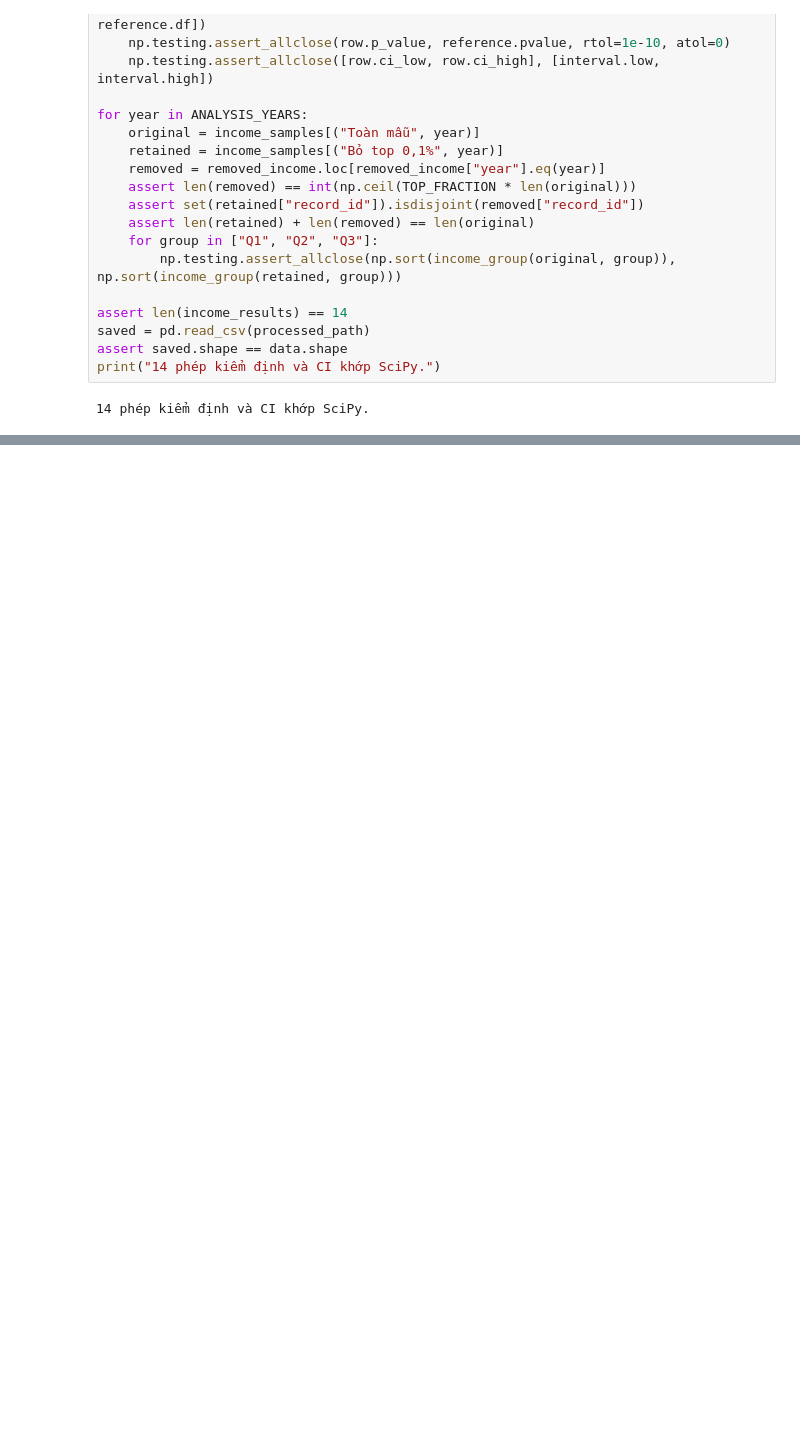
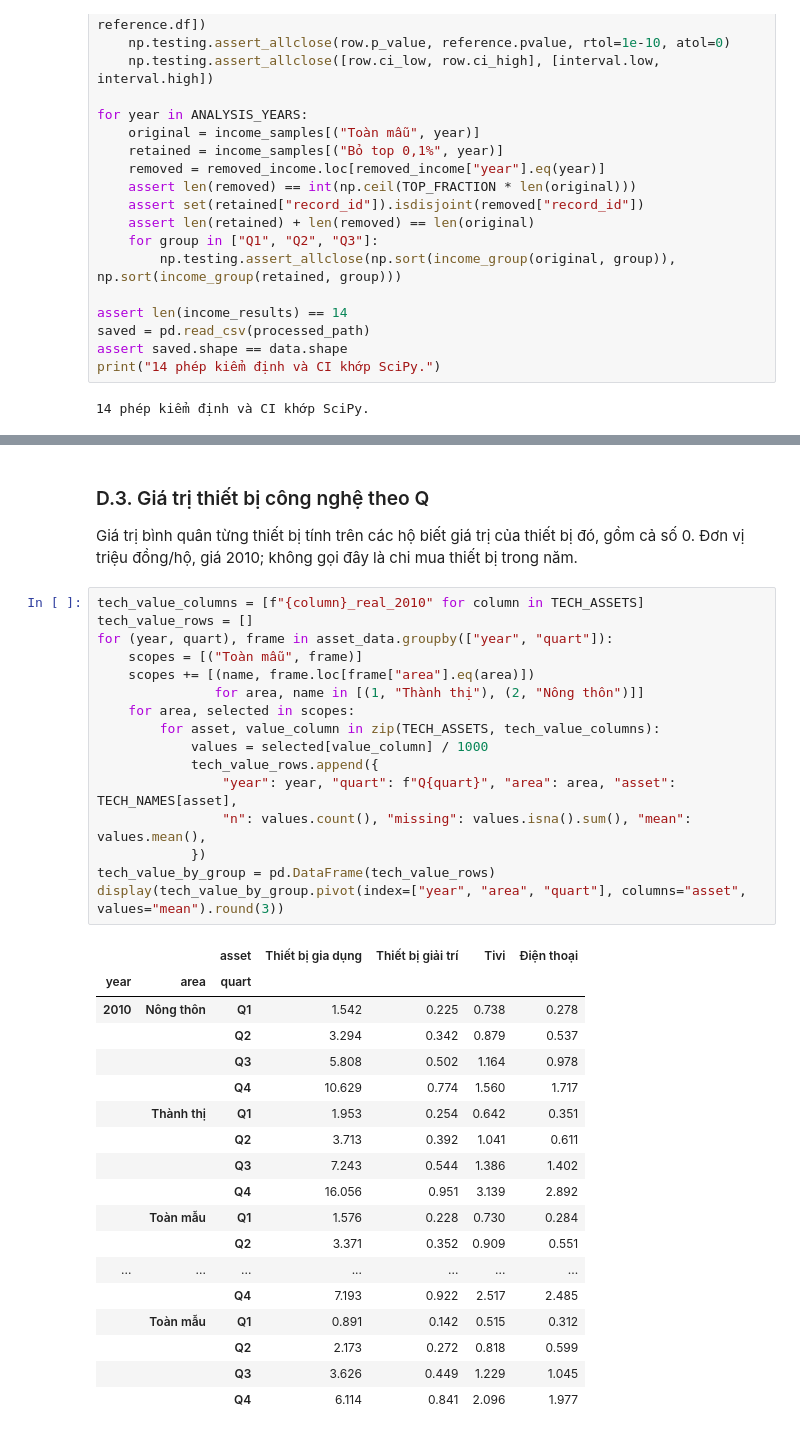
Before and after one commit to letranggaby-cloud/vhlss-project-thong-ke, a Jupyter notebook: vhlss_preprocess_va_thu_nhap.ipynb, the cells around one changed output, grey strips where cells are left out. Drawn from its saved outputs; the diff is of its cells as text; blank space fills up the shorter version.

```diff
--- a/vhlss_preprocess_va_thu_nhap.ipynb
+++ b/vhlss_preprocess_va_thu_nhap.ipynb
@@ -915,0 +1137,39 @@ print("14 phép kiểm định và CI khớp SciPy.")
+# %% [markdown]
+### D.3. Giá trị thiết bị công nghệ theo Q
+
+Giá trị bình quân từng thiết bị tính trên các hộ biết giá trị của thiết bị đó, gồm cả số 0. Đơn vị triệu đồng/hộ, giá 2010; không gọi đây là chi mua thiết bị trong năm.
+# %%
+tech_value_columns = [f"{column}_real_2010" for column in TECH_ASSETS]
+tech_value_rows = []
+for (year, quart), frame in asset_data.groupby(["year", "quart"]):
+    scopes = [("Toàn mẫu", frame)]
+    scopes += [(name, frame.loc[frame["area"].eq(area)])
+               for area, name in [(1, "Thành thị"), (2, "Nông thôn")]]
+    for area, selected in scopes:
+        for asset, value_column in zip(TECH_ASSETS, tech_value_columns):
+            values = selected[value_column] / 1000
+            tech_value_rows.append({
+                "year": year, "quart": f"Q{quart}", "area": area, "asset": TECH_NAMES[asset],
+                "n": values.count(), "missing": values.isna().sum(), "mean": values.mean(),
+            })
+tech_value_by_group = pd.DataFrame(tech_value_rows)
+display(tech_value_by_group.pivot(index=["year", "area", "quart"], columns="asset", values="mean").round(3))
+# %% [output]
+|  |  | asset | Thiết bị gia dụng | Thiết bị giải trí | Tivi | Điện thoại |
+| year | area | quart |  |  |  |  |
+| 2010 | Nông thôn | Q1 | 1.542 | 0.225 | 0.738 | 0.278 |
+|  |  | Q2 | 3.294 | 0.342 | 0.879 | 0.537 |
+|  |  | Q3 | 5.808 | 0.502 | 1.164 | 0.978 |
+|  |  | Q4 | 10.629 | 0.774 | 1.560 | 1.717 |
+|  | Thành thị | Q1 | 1.953 | 0.254 | 0.642 | 0.351 |
+|  |  | Q2 | 3.713 | 0.392 | 1.041 | 0.611 |
+|  |  | Q3 | 7.243 | 0.544 | 1.386 | 1.402 |
+|  |  | Q4 | 16.056 | 0.951 | 3.139 | 2.892 |
+|  | Toàn mẫu | Q1 | 1.576 | 0.228 | 0.730 | 0.284 |
+|  |  | Q2 | 3.371 | 0.352 | 0.909 | 0.551 |
+| ... | ... | ... | ... | ... | ... | ... |
+|  |  | Q4 | 7.193 | 0.922 | 2.517 | 2.485 |
+|  | Toàn mẫu | Q1 | 0.891 | 0.142 | 0.515 | 0.312 |
+|  |  | Q2 | 2.173 | 0.272 | 0.818 | 0.599 |
+|  |  | Q3 | 3.626 | 0.449 | 1.229 | 1.045 |
+|  |  | Q4 | 6.114 | 0.841 | 2.096 | 1.977 |
```
Also changed, not shown: parts of 36 cells of this notebook, 2 other files.
